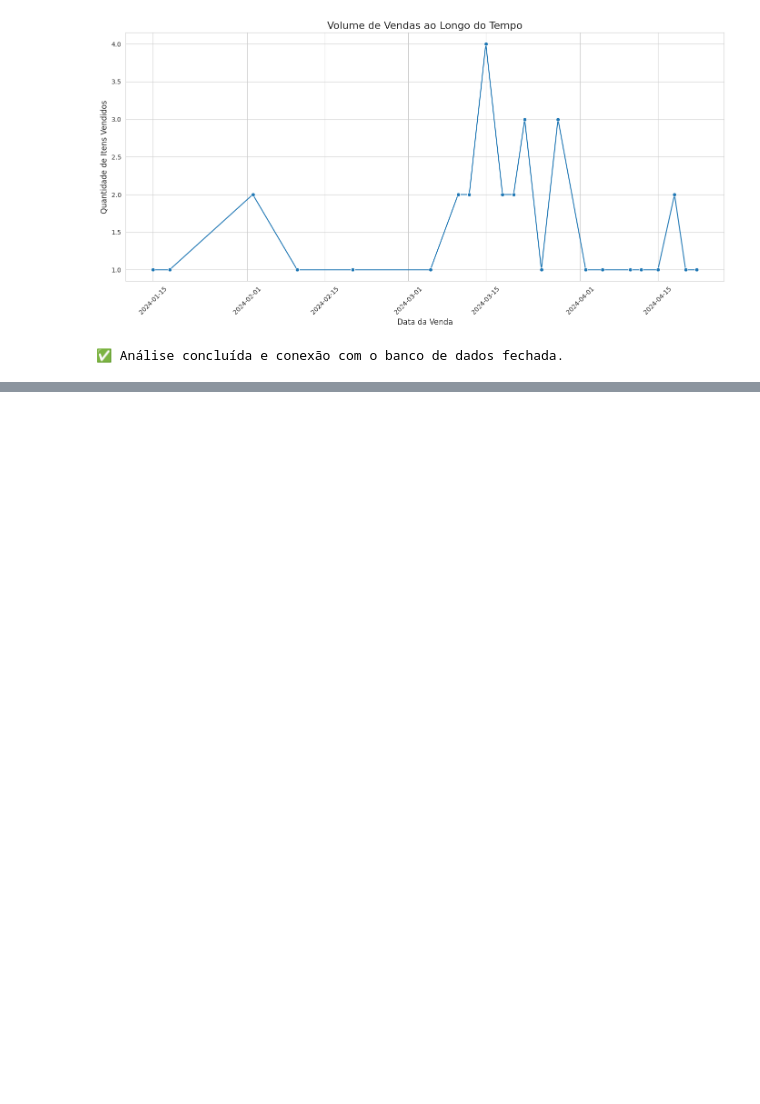
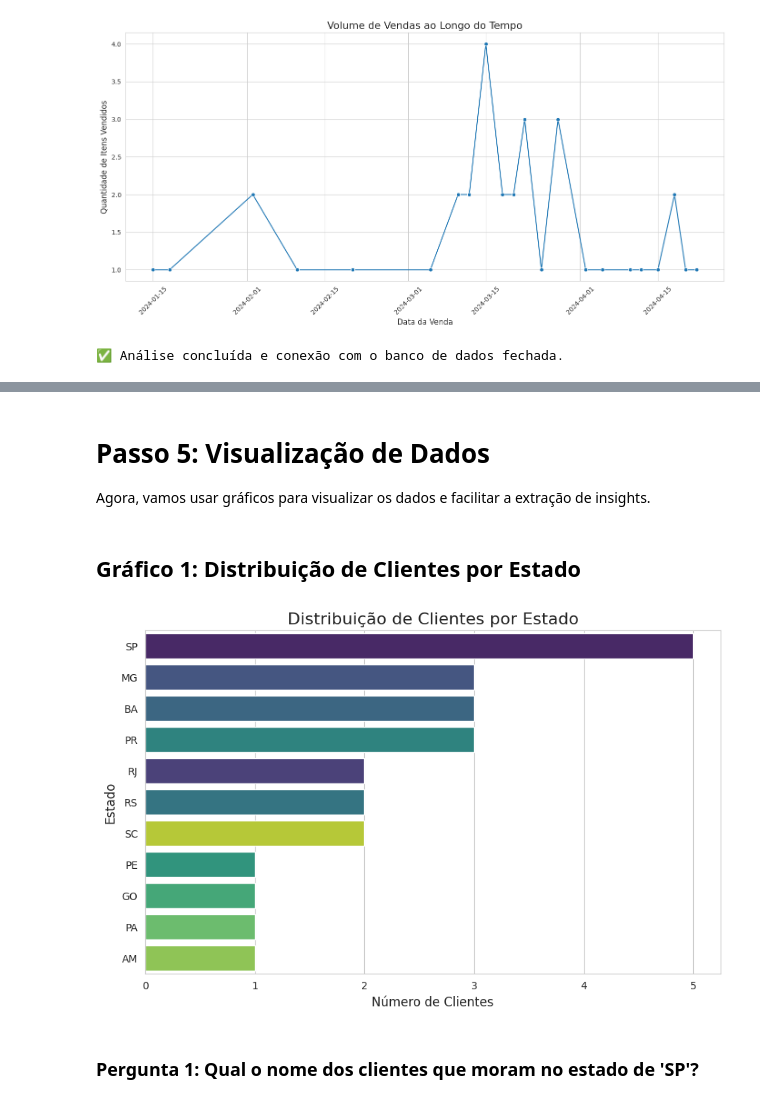
Before and after one commit to larissalvesds/projeto02-sql, a Jupyter notebook: Notebook_de_Análise_de_Vendas_no_Colab.ipynb, the cells around one changed output, grey strips where cells are left out. Cells and saved outputs as stored; diff of their text form; code cells hidden in the pictures; blank space fills up the shorter version.

Commit message:
Versão Adicionando Gráficos e Separando e Melhorando o Codigo

```diff
--- a/Notebook_de_Análise_de_Vendas_no_Colab.ipynb
+++ b/Notebook_de_Análise_de_Vendas_no_Colab.ipynb
@@ -327,0 +334,19 @@ Passing `palette` without assigning `hue` is deprecated and will be removed in v
+# %%
+# Importando as bibliotecas necessárias
+import sqlite3
+import pandas as pd
+import matplotlib.pyplot as plt
+import seaborn as sns
+
+# Configurações de visualização para os gráficos e tabelas
+sns.set_style("whitegrid")
+plt.rcParams['figure.figsize'] = (12, 6)
+pd.set_option('display.max_rows', 100)
+pd.set_option('display.width', 1000)
+
+# Criar uma conexão com um banco de dados SQLite em memória
+# O banco de dados existirá apenas enquanto o notebook estiver em execução
+conn = sqlite3.connect(':memory:')
+cursor = conn.cursor()
+
+print(" Ambiente configurado e conexão com o banco de dados estabelecida.")
@@ -327,0 +534,24 @@ Passing `palette` without assigning `hue` is deprecated and will be removed in v
+# %% [markdown]
+# Passo 5: Visualização de Dados
+
+Agora, vamos usar gráficos para visualizar os dados e facilitar a extração de insights.
+# %% [markdown]
+## Gráfico 1: Distribuição de Clientes por Estado
+# %%
+plt.figure(figsize=(10, 6))
+sns.countplot(
+    data=df_clientes,
+    y='estado_cliente',
+    hue='estado_cliente',
+    order=df_clientes['estado_cliente'].value_counts().index,
+    palette='viridis',
+    legend=False
+)
+plt.title('Distribuição de Clientes por Estado', fontsize=16)
+plt.xlabel('Número de Clientes', fontsize=12)
+plt.ylabel('Estado', fontsize=12)
+plt.show()
+# %% [output]
+[figure, added]
+# %% [markdown]
+### Pergunta 1: Qual o nome dos clientes que moram no estado de 'SP'?
```
Also changed, not shown: parts of 35 cells of this notebook.
